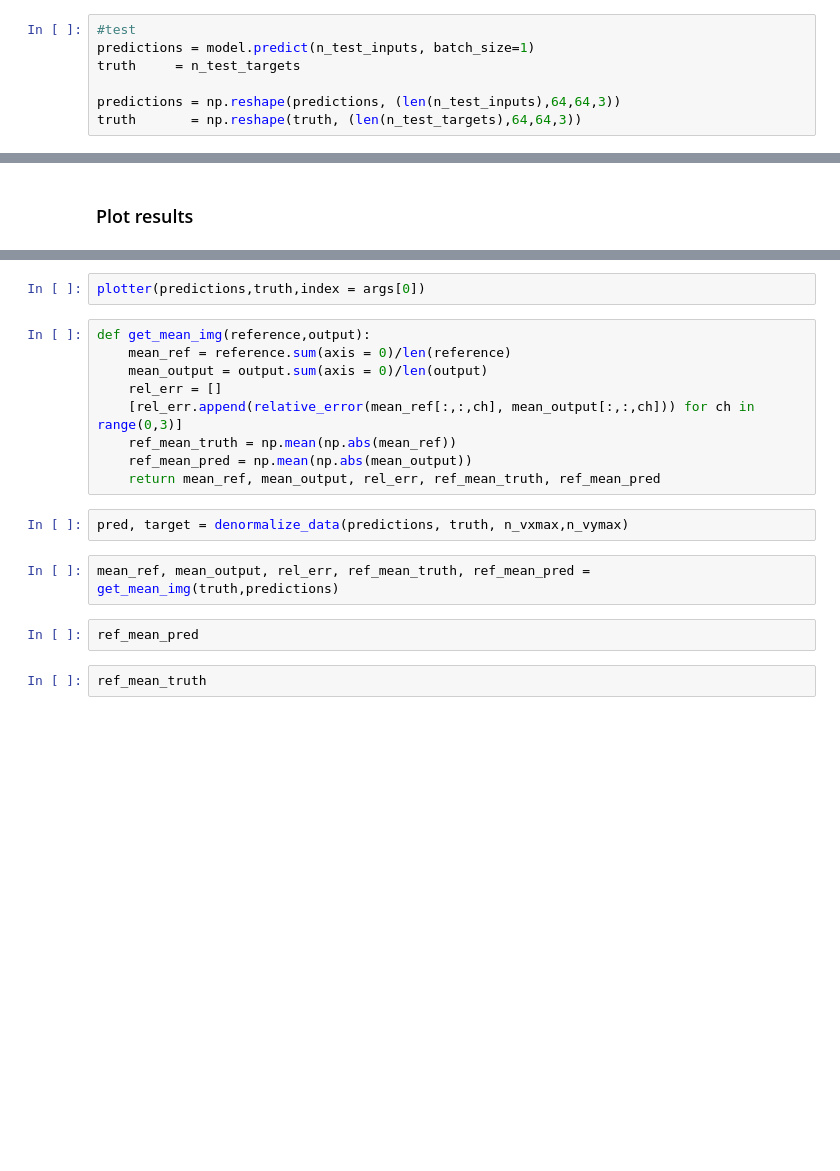
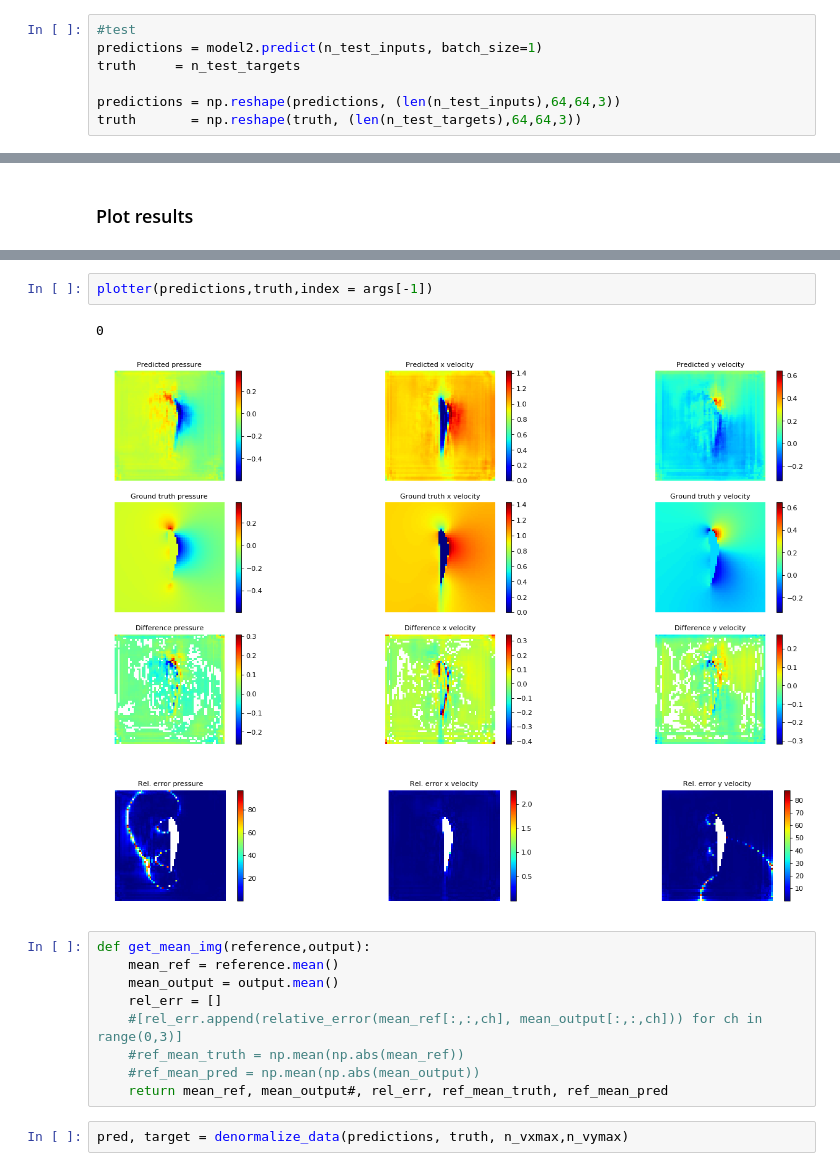
Before and after one commit to BSVogler/ferienakademie2018-accelerating-physics-with-deep-learning, a Jupyter notebook: Tutorial_1.ipynb, the cells around one changed output, grey strips where cells are left out. Drawn from its saved outputs; the diff is of its cells as text; blank space fills up the shorter version.

```diff
--- a/Tutorial_1.ipynb
+++ b/Tutorial_1.ipynb
@@ -286,7 +326,7 @@ plot_trainingcurves(hist)
 ### Predicting
 # %%
 #test
-predictions = model.predict(n_test_inputs, batch_size=1)
+predictions = model2.predict(n_test_inputs, batch_size=1)
 truth     = n_test_targets
 
 predictions = np.reshape(predictions, (len(n_test_inputs),64,64,3))
@@ -416,19 +344,17 @@ def plotter(predictionset, ground_truth, index=-1):
 # %%
-plotter(predictions,truth,index = args[0])
+plotter(predictions,truth,index = args[-1])
+# %% [output]
+0
+[figure, added]
+[figure, added]
 # %%
 def get_mean_img(reference,output):
-    mean_ref = reference.sum(axis = 0)/len(reference)
-    mean_output = output.sum(axis = 0)/len(output)
+    mean_ref = reference.mean()
+    mean_output = output.mean()
     rel_err = []
-    [rel_err.append(relative_error(mean_ref[:,:,ch], mean_output[:,:,ch])) for ch in range(0,3)]
-    ref_mean_truth = np.mean(np.abs(mean_ref))
-    ref_mean_pred = np.mean(np.abs(mean_output))
-    return mean_ref, mean_output, rel_err, ref_mean_truth, ref_mean_pred
+    #[rel_err.append(relative_error(mean_ref[:,:,ch], mean_output[:,:,ch])) for ch in range(0,3)]
+    #ref_mean_truth = np.mean(np.abs(mean_ref))
+    #ref_mean_pred = np.mean(np.abs(mean_output))
+    return mean_ref, mean_output#, rel_err, ref_mean_truth, ref_mean_pred
 # %%
 pred, target = denormalize_data(predictions, truth, n_vxmax,n_vymax)
-# %%
-mean_ref, mean_output, rel_err, ref_mean_truth, ref_mean_pred = get_mean_img(truth,predictions)
-# %%
-ref_mean_pred
-# %%
-ref_mean_truth
```
Also changed, not shown: parts of 18 cells of this notebook, 4 other files.
